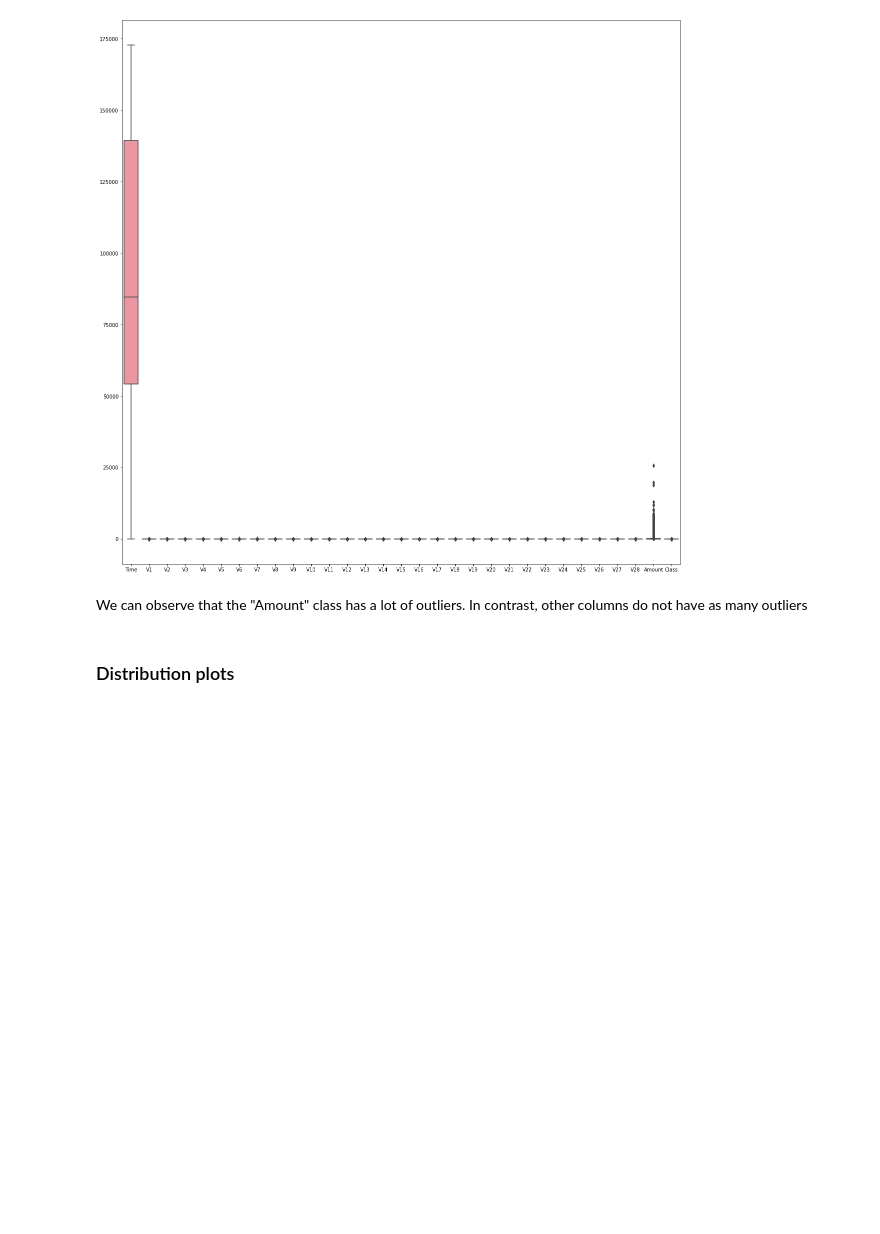
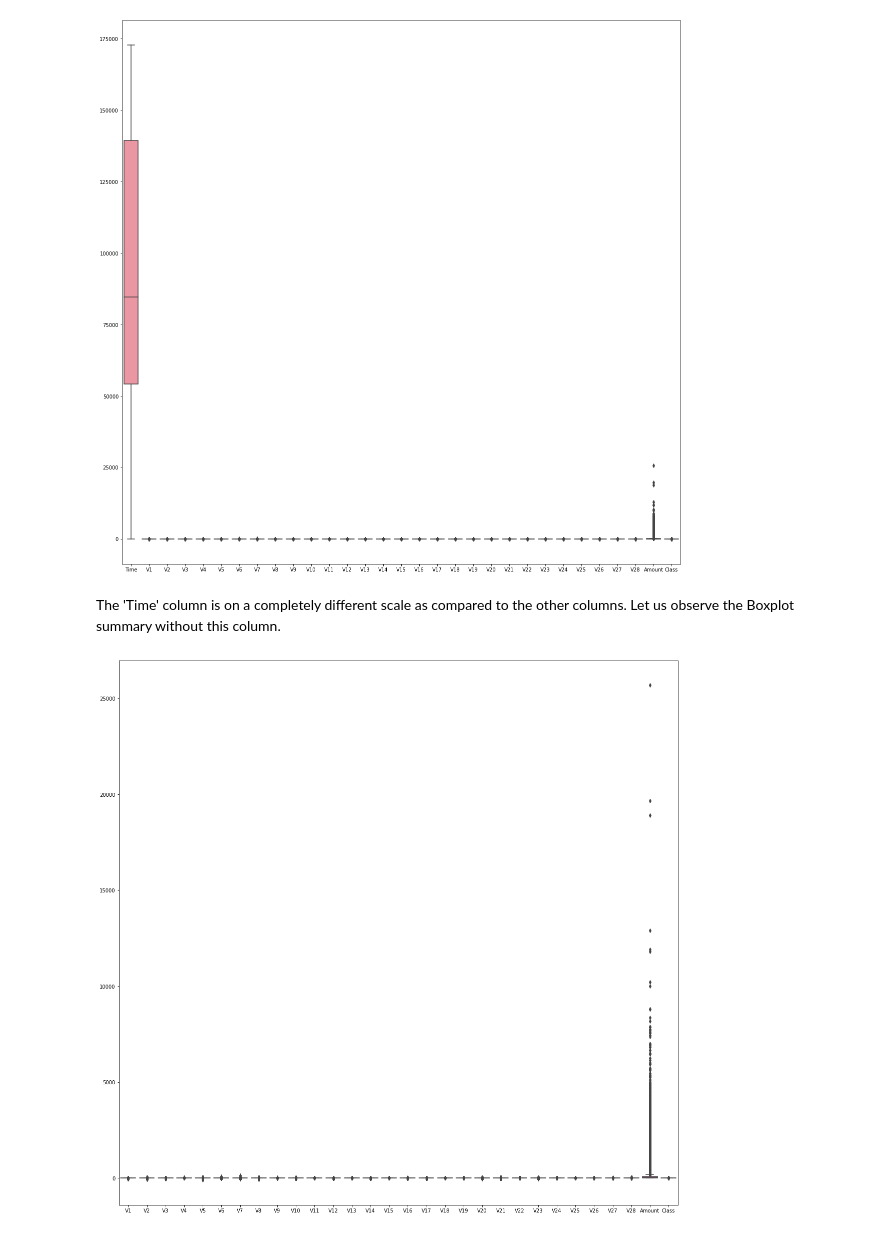
Before and after one commit to sivadhulipala1999/credit-card-fraud-detection, a Jupyter notebook: eda/data_munging.ipynb, the cells around one changed output. Saved outputs shown, nothing was run; the diff lists cells and outputs as text; code cells hidden in the pictures; blank space fills up the shorter version.

```diff
--- a/eda/data_munging.ipynb
+++ b/eda/data_munging.ipynb
@@ -80,7 +80,12 @@ sns.boxplot(data=df)
 plt.show()
 # %% [output]
 [figure]
-# %% [markdown]
-We can observe that the "Amount" class has a lot of outliers. In contrast, other columns do not have as many outliers
-# %% [markdown]
-### Distribution plots
+# %% [markdown]
+The 'Time' column is on a completely different scale as compared to the other columns. Let us observe the Boxplot summary without this column.
+# %%
+df_without_time = df.drop(['Time'], axis=1)
+plt.subplots(figsize=(20, 20))
+sns.boxplot(data=df_without_time)
+plt.show()
+# %% [output]
+[figure, added]
```
Also changed, not shown: parts of 8 cells of this notebook.
